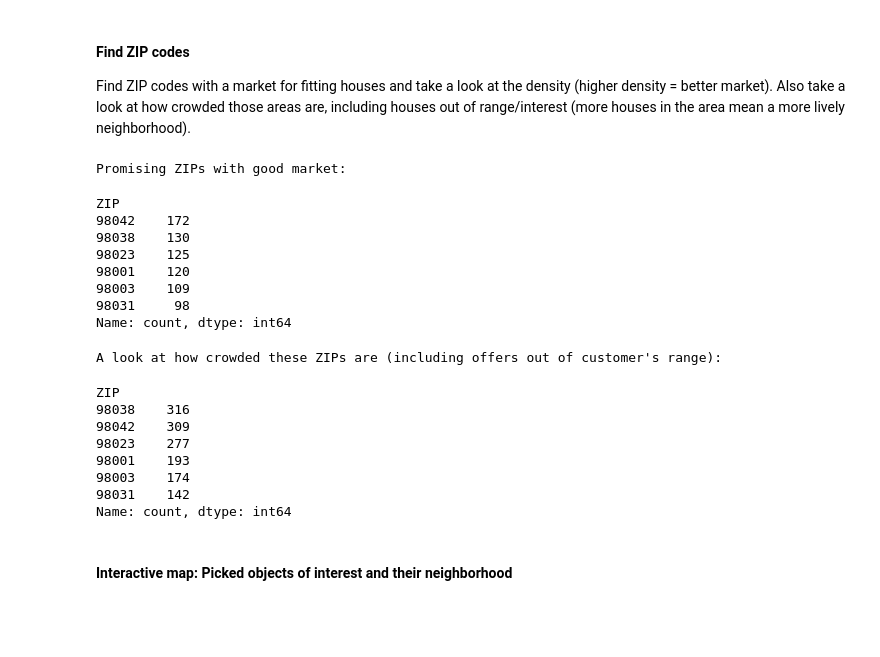
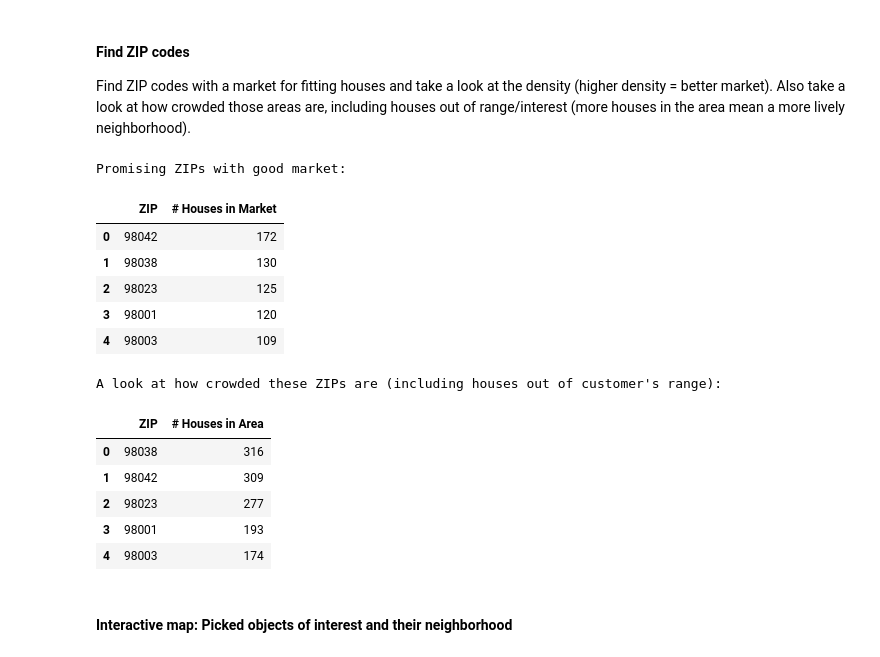
Before and after one commit to xit7/ds-eda-first-project-houses, a Jupyter notebook: 2_assignment-analysis.ipynb, the cells around one changed output. Drawn from its saved outputs; the diff is of its cells as text; code cells hidden in the pictures; blank space fills up the shorter version.

```diff
--- a/2_assignment-analysis.ipynb
+++ b/2_assignment-analysis.ipynb
@@ -587,35 +596,35 @@ Find ZIP codes with a market for fitting houses and take a look at the density (
 Also take a look at how crowded those areas are, including houses out of range/interest (more houses in the area mean a more lively neighborhood).
 # %%
 # Show ZIPs and amount of available houses matching criteria
-print(f"Promising ZIPs with good market: \n")
-picked_vcounts = picked_and_others[picked_and_others['Picked'] == True].ZIP.value_counts()
-display(picked_vcounts[:6]) # display top 6 having around 100 houses at least
-
+print(f"Promising ZIPs with good market:")
+top_x = 5 # how many from top of the list we want to select
+picked_vcounts_s = picked_and_others[picked_and_others['Picked'] == True].ZIP.value_counts()
+picked_vcounts = pd.DataFrame({'ZIP': picked_vcounts_s.index, '# Houses in Market': picked_vcounts_s.values}) # DataFrame looks nicer
+#display(picked_vcounts[:6]) # display top 6 having around 100 houses at least
+top5zip = picked_vcounts.head(top_x)
+display(top5zip)
 
 # Show same ZIPS as above, but include houses not matching criteria
-print("A look at how crowded these ZIPs are (including offers out of customer's range):")
-picked_vcounts_zips = picked_vcounts[:6].index
-all_vcounts = picked_and_others[picked_and_others['ZIP'].isin(picked_vcounts_zips)]
-display(all_vcounts['ZIP'].value_counts())
+print("A look at how crowded these ZIPs are (including houses out of customer's range):")
+top5andall = picked_and_others[picked_and_others['ZIP'].isin(top5zip['ZIP'])]
+top5andall_zip = top5andall['ZIP'].value_counts()
+top5andall_zip = pd.DataFrame({'ZIP': top5andall_zip.index, '# Houses in Area': top5andall_zip.values})
+display(top5andall_zip)
 # %% [output]
 Promising ZIPs with good market:
+|  | ZIP | # Houses in Market |
+| 0 | 98042 | 172 |
+| 1 | 98038 | 130 |
+| 2 | 98023 | 125 |
+| 3 | 98001 | 120 |
+| 4 | 98003 | 109 |
-ZIP
-98042    172
-98038    130
-98023    125
-98001    120
-98003    109
-98031     98
-Name: count, dtype: int64
+A look at how crowded these ZIPs are (including houses out of customer's range):
-A look at how crowded these ZIPs are (including offers out of customer's range):
-ZIP
-98038    316
-98042    309
-98023    277
-98001    193
-98003    174
-98031    142
-Name: count, dtype: int64
+|  | ZIP | # Houses in Area |
+| 0 | 98038 | 316 |
+| 1 | 98042 | 309 |
+| 2 | 98023 | 277 |
+| 3 | 98001 | 193 |
+| 4 | 98003 | 174 |
 # %% [markdown]
 #### Interactive map: Picked objects of interest and their neighborhood
 # %%
```
Also changed, not shown: parts of 5 cells of this notebook, 1 other file.
